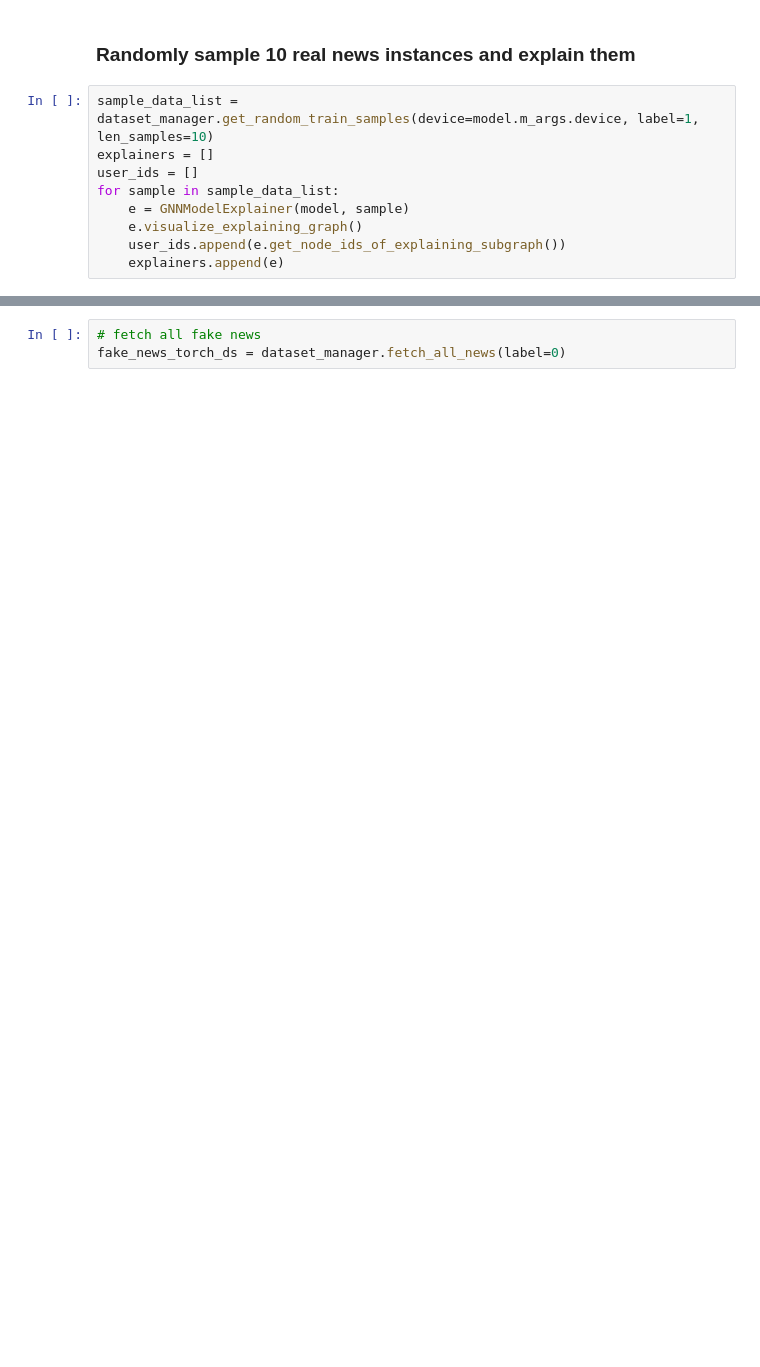
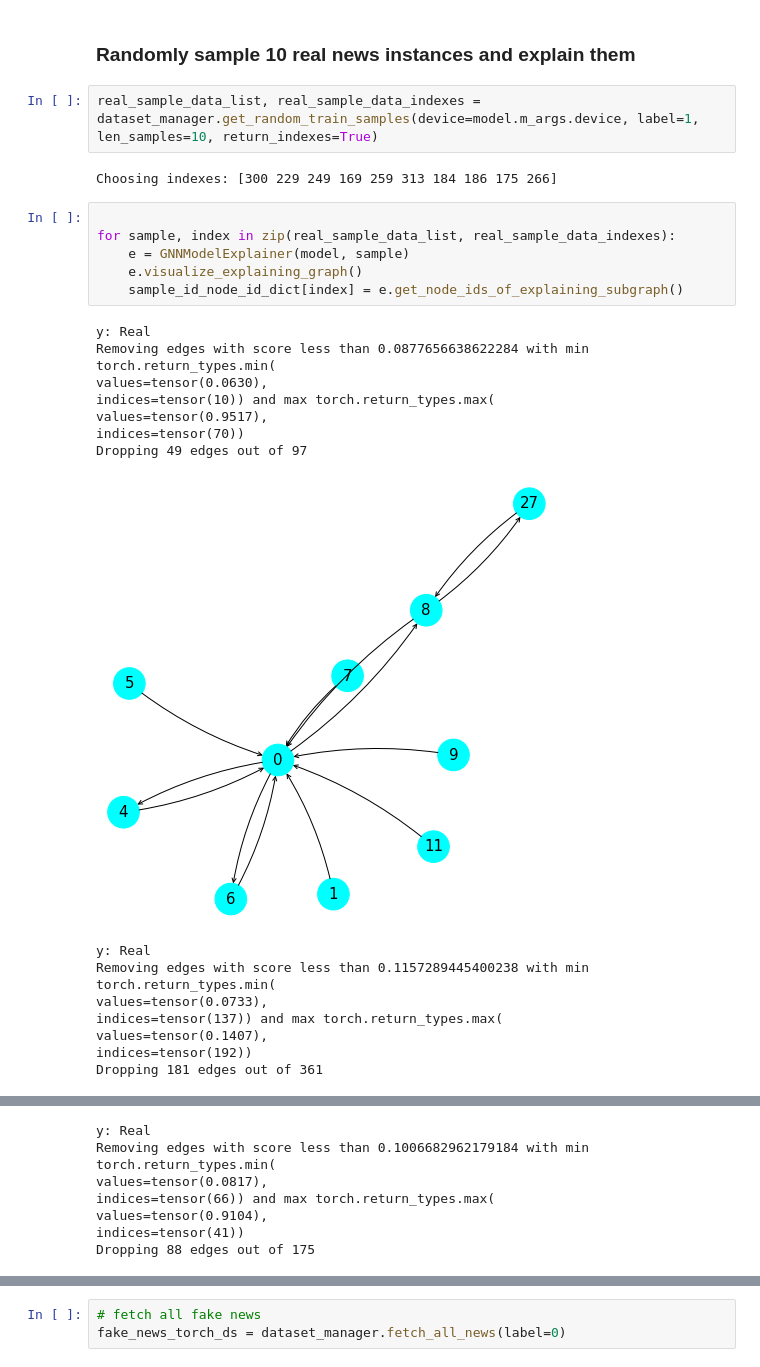
Before and after one commit to sersery35/Explainability_of_FND_Models, a Jupyter notebook: GNNFakeNews/notebooks/UPFD_GCNFN_POL_Notebook.ipynb, the cells around one changed output, grey strips where cells are left out. Cells and saved outputs as stored; diff of their text form; blank space fills up the shorter version.

```diff
--- a/GNNFakeNews/notebooks/UPFD_GCNFN_POL_Notebook.ipynb
+++ b/GNNFakeNews/notebooks/UPFD_GCNFN_POL_Notebook.ipynb
@@ -62,11 +162,28 @@ print(arr)
 # %% [markdown]
 ### Randomly sample 10 real news instances and explain them
+# %%
+real_sample_data_list, real_sample_data_indexes = dataset_manager.get_random_train_samples(device=model.m_args.device, label=1, len_samples=10, return_indexes=True)
+# %% [output]
+Choosing indexes: [300 229 249 169 259 313 184 186 175 266]
 # %%
-sample_data_list = dataset_manager.get_random_train_samples(device=model.m_args.device, label=1, len_samples=10)
-explainers = []
-user_ids = []
-for sample in sample_data_list:
+
+for sample, index in zip(real_sample_data_list, real_sample_data_indexes):
     e = GNNModelExplainer(model, sample)
     e.visualize_explaining_graph()
-    user_ids.append(e.get_node_ids_of_explaining_subgraph())
-    explainers.append(e)
+    sample_id_node_id_dict[index] = e.get_node_ids_of_explaining_subgraph()
+# %% [output]
+y: Real
+Removing edges with score less than 0.0877656638622284 with min torch.return_types.min(
+values=tensor(0.0630),
+indices=tensor(10)) and max torch.return_types.max(
+values=tensor(0.9517),
+indices=tensor(70))
+Dropping 49 edges out of 97
+[figure, added]
+y: Real
+Removing edges with score less than 0.1157289445400238 with min torch.return_types.min(
+values=tensor(0.0733),
+indices=tensor(137)) and max torch.return_types.max(
+values=tensor(0.1407),
+indices=tensor(192))
+Dropping 181 edges out of 361
@@ -72,0 +191,7 @@ for sample in sample_data_list:
+y: Real
+Removing edges with score less than 0.1006682962179184 with min torch.return_types.min(
+values=tensor(0.0817),
+indices=tensor(66)) and max torch.return_types.max(
+values=tensor(0.9104),
+indices=tensor(41))
+Dropping 88 edges out of 175
```
Also changed, not shown: parts of 20 cells of this notebook, 2 other files.
